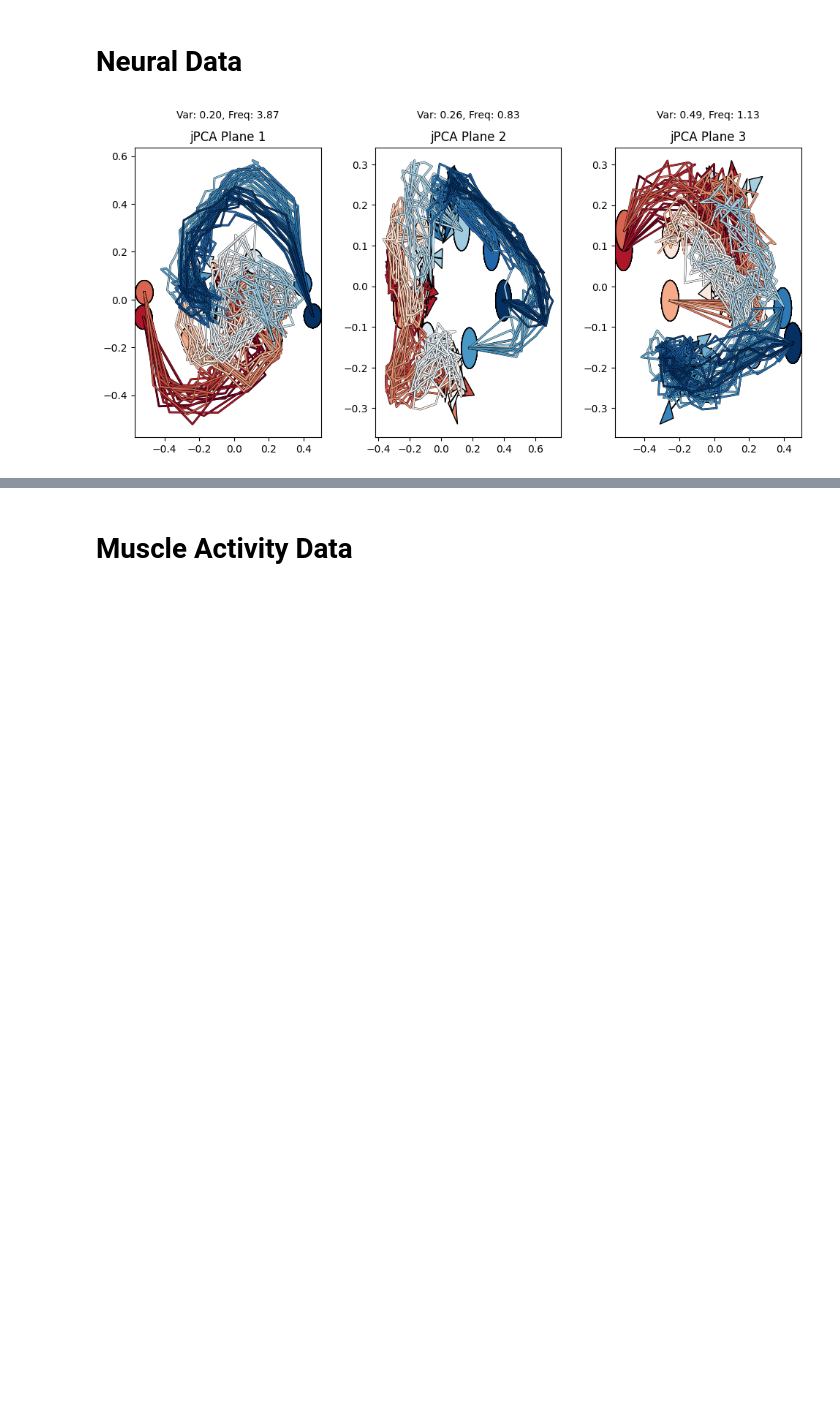
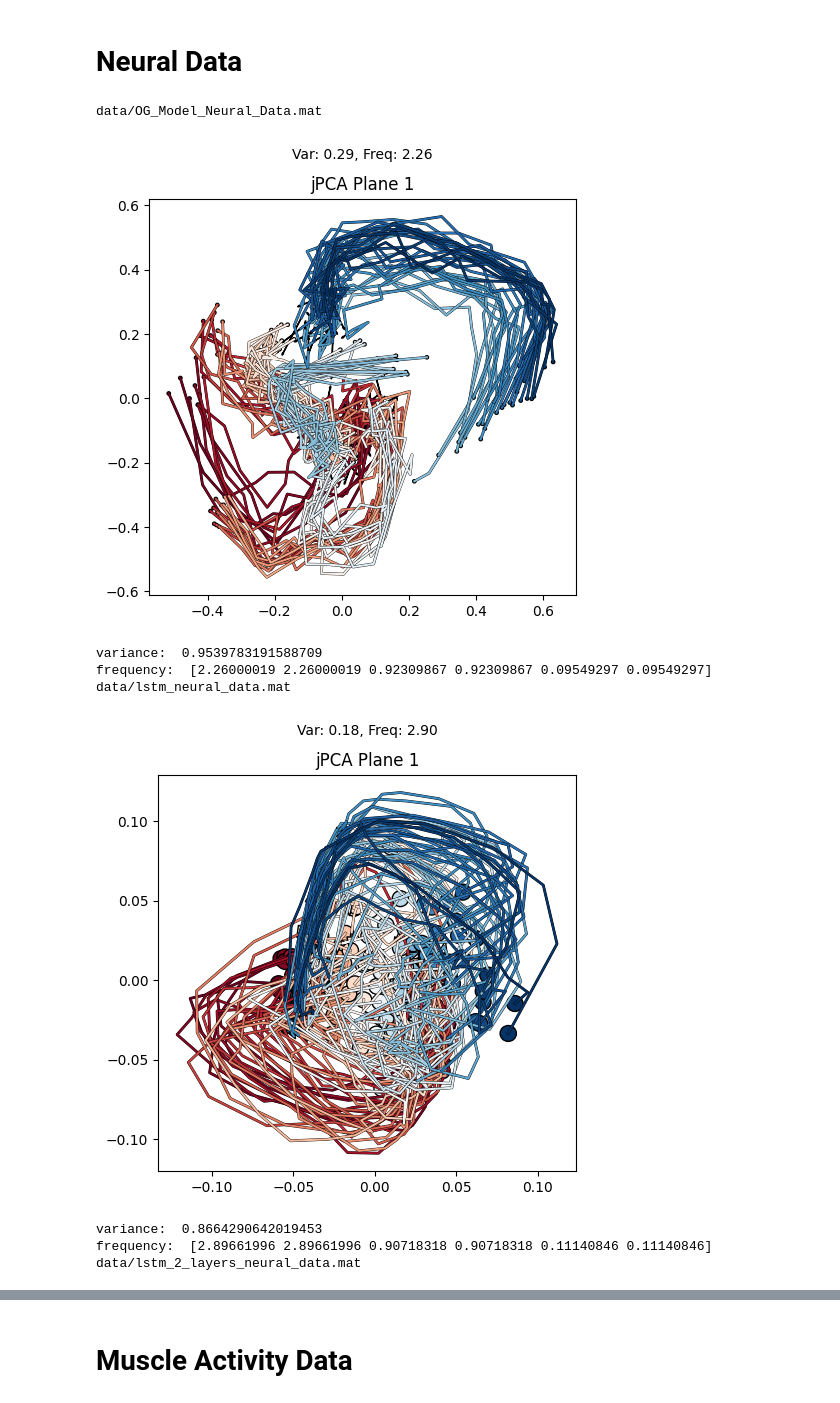
Before and after one commit to ElyasYassin/jPCA, a Jupyter notebook: examples/simple_jPCA_example.ipynb, the cells around one changed output, grey strips where cells are left out. Drawn from its saved outputs; the diff is of its cells as text; code cells hidden in the pictures; blank space fills up the shorter version.

```diff
--- a/examples/simple_jPCA_example.ipynb
+++ b/examples/simple_jPCA_example.ipynb
@@ -75,9 +66,24 @@ neural = JPCA_calc(A, tstart=-50, tend=240)
 # %% [markdown]
 # Neural Data
-# %%
-# Load publicly available data from Mark Churchland's group
-A = "data/Neural_Data.mat"
-
-neural = JPCA_calc(A)
-# %% [output]
-[figure, removed]
+# %%
+A = "data/OG_Model_Neural_Data.mat"
+B = "data/lstm_neural_data.mat"
+C = "data/lstm_2_layers_neural_data.mat"
+
+mats = [A, B, C]
+
+for x in mats:
+    print(x)
+    neural = JPCA_calc(x)
+    print("variance: ", np.sum(neural.get_variance()))
+    print("frequency: ", neural.get_eigen())
+# %% [output]
+data/OG_Model_Neural_Data.mat
+[figure, added]
+variance:  0.9539783191588709
+frequency:  [2.26000019 2.26000019 0.92309867 0.92309867 0.09549297 0.09549297]
+data/lstm_neural_data.mat
+[figure, added]
+variance:  0.8664290642019453
+frequency:  [2.89661996 2.89661996 0.90718318 0.90718318 0.11140846 0.11140846]
+data/lstm_2_layers_neural_data.mat
```
Also changed, not shown: parts of 10 cells of this notebook, 51 other files.
